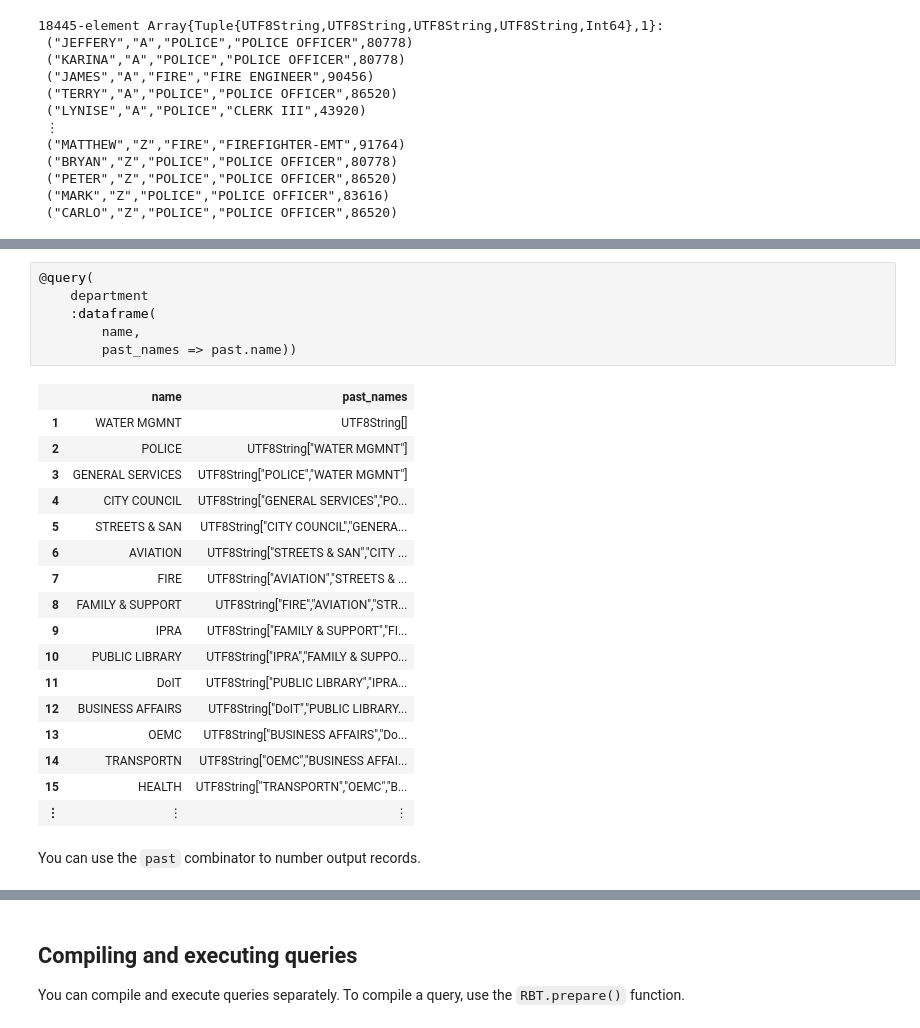
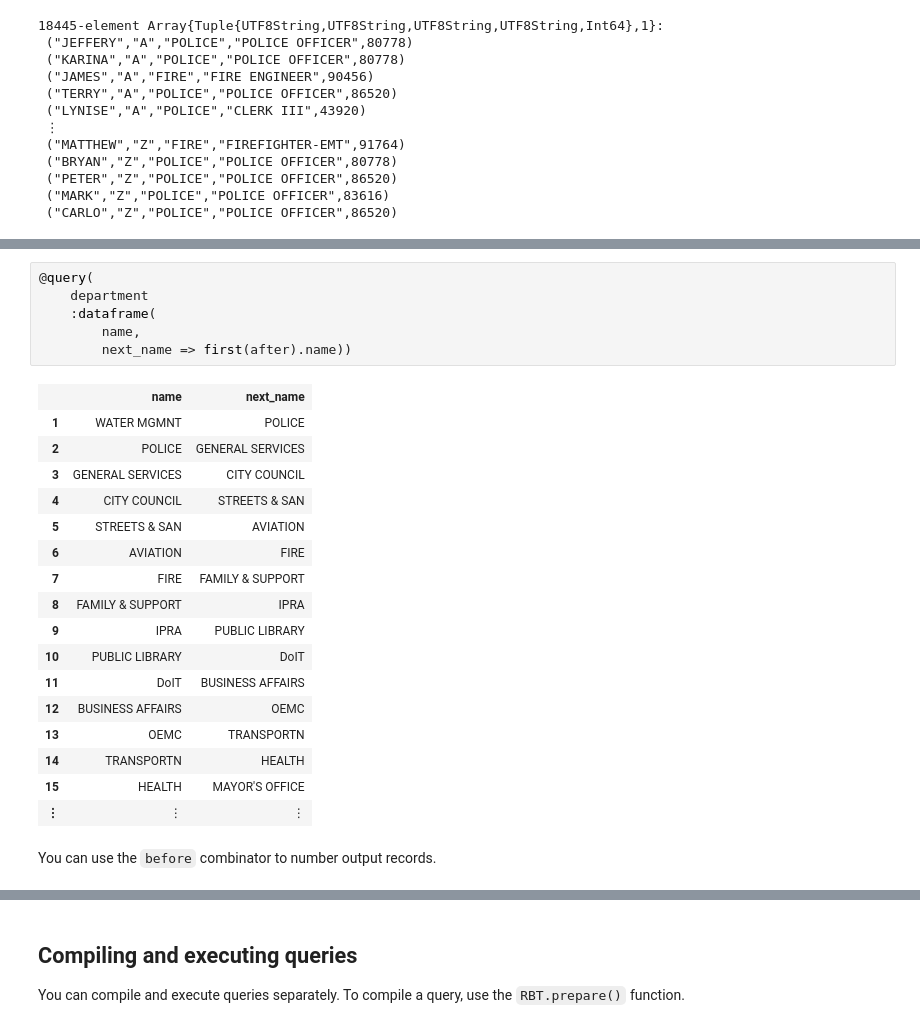
Before and after one commit to rbt-lang/rbt-proto, a Jupyter notebook: jl/demo/citydb-with-rabbit.ipynb, the cells around one changed output, grey strips where cells are left out. Cells and saved outputs as stored; diff of their text form.

```diff
--- a/jl/demo/citydb-with-rabbit.ipynb
+++ b/jl/demo/citydb-with-rabbit.ipynb
@@ -1418,29 +1417,29 @@ Combinators `past` and `future` let you refer to the whole sets of previous and
 # %%
 @query(
     department
     :dataframe(
         name,
-        past_names => past.name))
+        next_name => first(after).name))
 # %% [output]
-|  | name | past_names |
-| 1 | WATER MGMNT | UTF8String[] |
-| 2 | POLICE | UTF8String["WATER MGMNT"] |
-| 3 | GENERAL SERVICES | UTF8String["POLICE","WATER MGMNT"] |
-| 4 | CITY COUNCIL | UTF8String["GENERAL SERVICES","PO... |
-| 5 | STREETS & SAN | UTF8String["CITY COUNCIL","GENERA... |
-| 6 | AVIATION | UTF8String["STREETS & SAN","CITY ... |
-| 7 | FIRE | UTF8String["AVIATION","STREETS & ... |
-| 8 | FAMILY & SUPPORT | UTF8String["FIRE","AVIATION","STR... |
-| 9 | IPRA | UTF8String["FAMILY & SUPPORT","FI... |
-| 10 | PUBLIC LIBRARY | UTF8String["IPRA","FAMILY & SUPPO... |
-| 11 | DoIT | UTF8String["PUBLIC LIBRARY","IPRA... |
-| 12 | BUSINESS AFFAIRS | UTF8String["DoIT","PUBLIC LIBRARY... |
-| 13 | OEMC | UTF8String["BUSINESS AFFAIRS","Do... |
-| 14 | TRANSPORTN | UTF8String["OEMC","BUSINESS AFFAI... |
-| 15 | HEALTH | UTF8String["TRANSPORTN","OEMC","B... |
+|  | name | next_name |
+| 1 | WATER MGMNT | POLICE |
+| 2 | POLICE | GENERAL SERVICES |
+| 3 | GENERAL SERVICES | CITY COUNCIL |
+| 4 | CITY COUNCIL | STREETS & SAN |
+| 5 | STREETS & SAN | AVIATION |
+| 6 | AVIATION | FIRE |
+| 7 | FIRE | FAMILY & SUPPORT |
+| 8 | FAMILY & SUPPORT | IPRA |
+| 9 | IPRA | PUBLIC LIBRARY |
+| 10 | PUBLIC LIBRARY | DoIT |
+| 11 | DoIT | BUSINESS AFFAIRS |
+| 12 | BUSINESS AFFAIRS | OEMC |
+| 13 | OEMC | TRANSPORTN |
+| 14 | TRANSPORTN | HEALTH |
+| 15 | HEALTH | MAYOR'S OFFICE |
 | ⋮ | ⋮ | ⋮ |
 # %% [markdown]
-You can use the `past` combinator to number output records.
+You can use the `before` combinator to number output records.
 # %%
 @query(
     department
```
Also changed, not shown: parts of 11 cells of this notebook, 3 other files.
